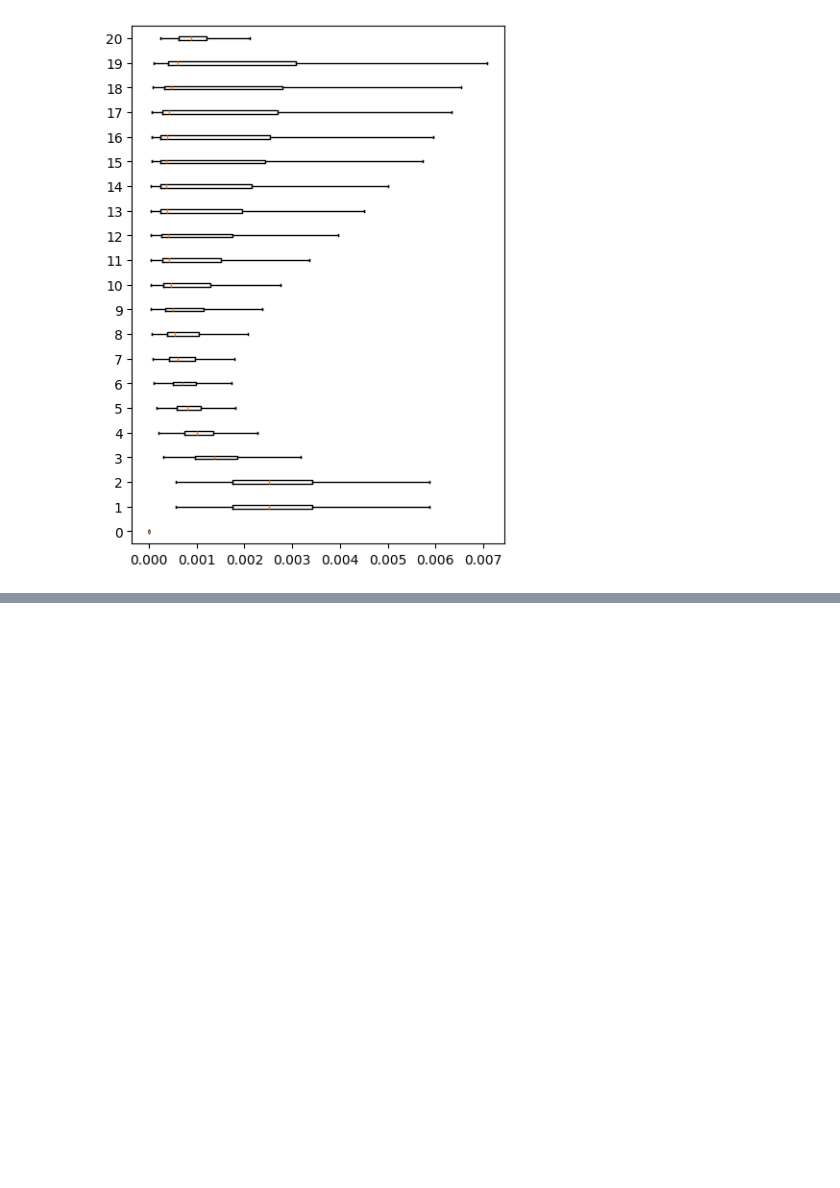
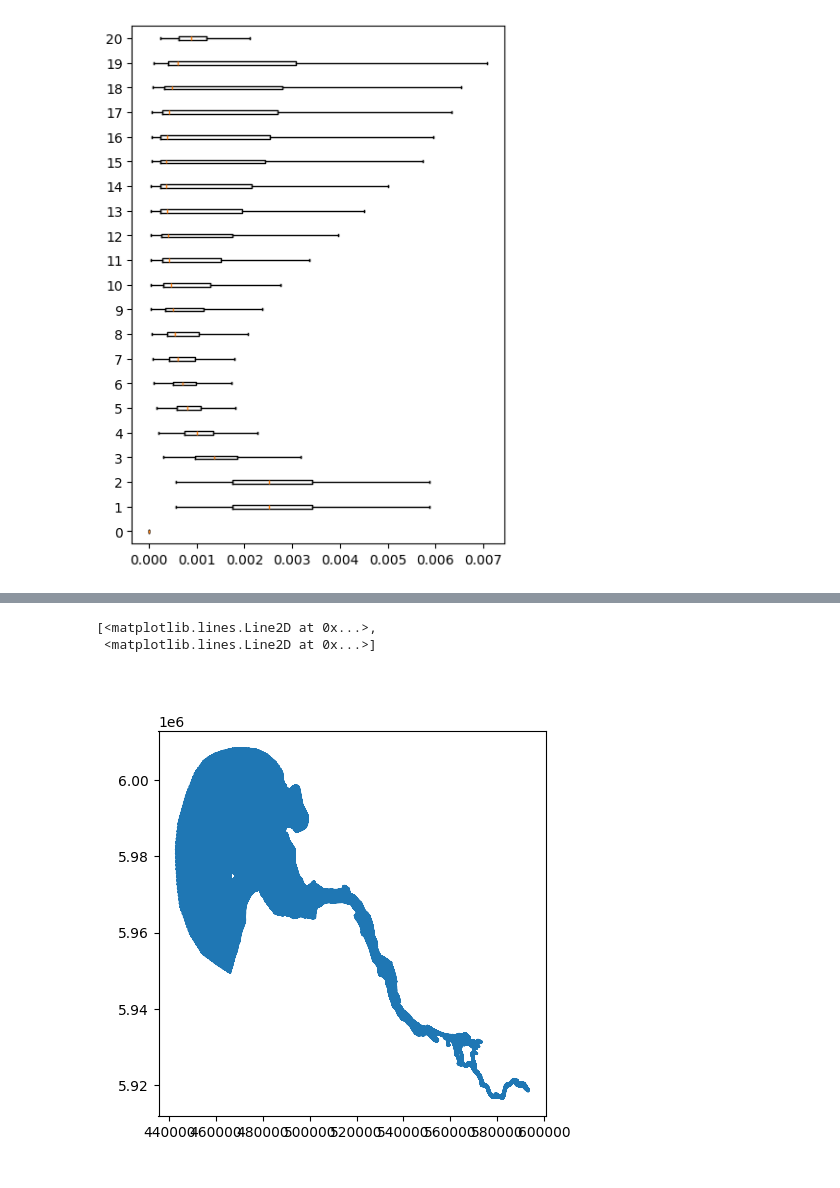
Before and after one commit to 465b/oceantracker, a Jupyter notebook: experiments/auxiliaries/tke_screening/tke_dissipation.ipynb, the cells around one changed output, grey strips where cells are left out. Cells and saved outputs as stored; diff of their text form; code cells hidden in the pictures; blank space fills up the shorter version.

```diff
--- a/experiments/auxiliaries/tke_screening/tke_dissipation.ipynb
+++ b/experiments/auxiliaries/tke_screening/tke_dissipation.ipynb
@@ -89,0 +167,17 @@ for ii in depth_index:
+# %%
+path = '/scratch/local1/hzg3/schout_1.nc'
+df = Dataset(path, 'r')
+
+x = np.array(df.variables['SCHISM_hgrid_node_x'])
+y = np.array(df.variables['SCHISM_hgrid_node_y'])
+tri = df.variables['SCHISM_hgrid_face_nodes'][:,:3] - 1
+# %%
+%matplotlib widget
+
+# plot mesh
+plt.figure(figsize=(5, 5))
+plt.triplot(x, y, tri)
+# %% [output]
+[<matplotlib.lines.Line2D at 0x...>,
+ <matplotlib.lines.Line2D at 0x...>]
+[figure, added]
```
Also changed, not shown: parts of 8 cells of this notebook, 11 other files.
